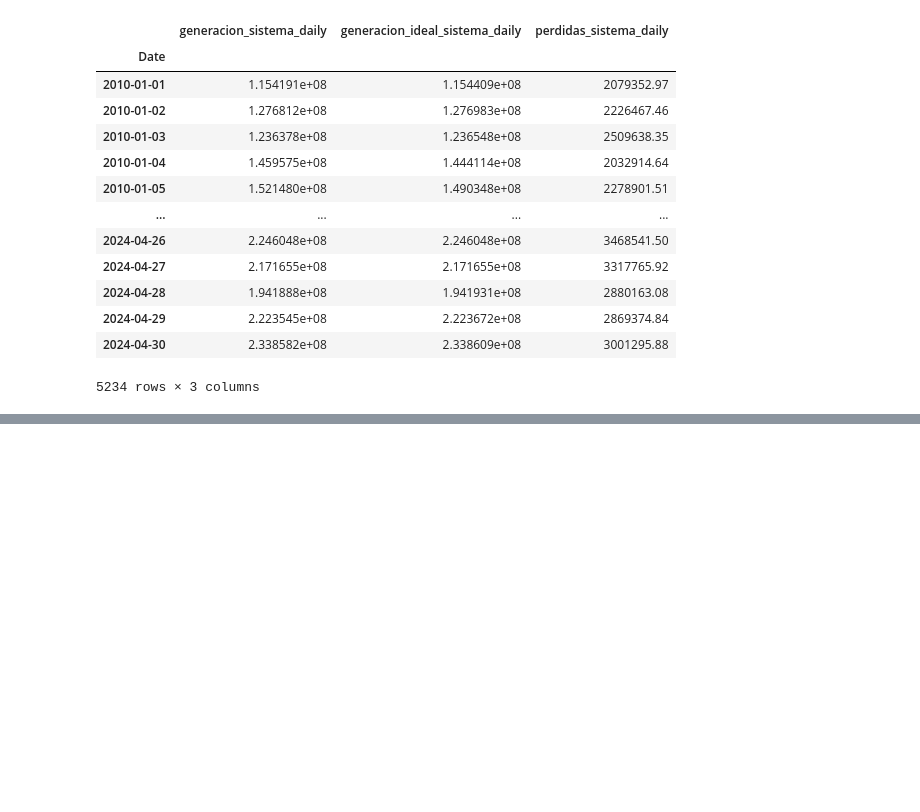
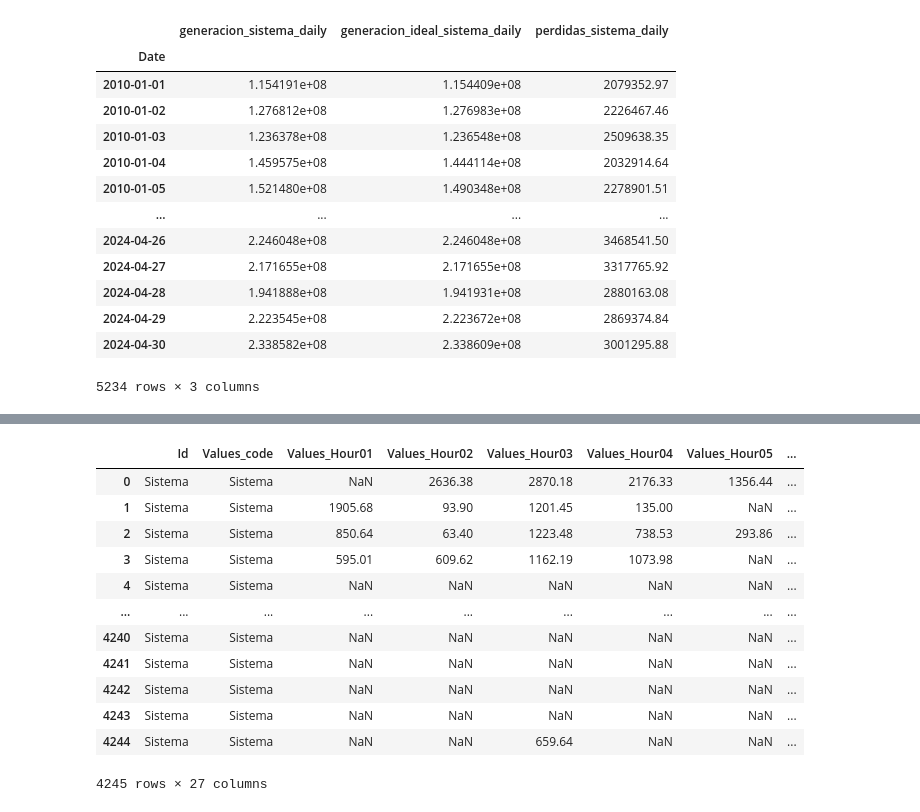
Before and after one commit to sistema-electrico-colombia/transform-EDA, a Jupyter notebook: transformaciones_analitica.ipynb, the cells around one changed output, grey strips where cells are left out. Cells and saved outputs as stored; diff of their text form; code cells hidden in the pictures; blank space fills up the shorter version.

```diff
--- a/transformaciones_analitica.ipynb
+++ b/transformaciones_analitica.ipynb
@@ -239,0 +803,19 @@ df_consolidated
+# %%
+sql_query = """select * from importaciones"""
+df_importaciones_sistema = pd.read_sql_query(sql_query, con=conn)
+df_importaciones_sistema['Date'] = pd.to_datetime(df_importaciones_sistema['Date'])
+df_importaciones_sistema
+# %% [output]
+|  | Id | Values_code | Values_Hour01 | Values_Hour02 | Values_Hour03 | Values_Hour04 | Values_Hour05 | ... |
+| 0 | Sistema | Sistema | NaN | 2636.38 | 2870.18 | 2176.33 | 1356.44 | ... |
+| 1 | Sistema | Sistema | 1905.68 | 93.90 | 1201.45 | 135.00 | NaN | ... |
+| 2 | Sistema | Sistema | 850.64 | 63.40 | 1223.48 | 738.53 | 293.86 | ... |
+| 3 | Sistema | Sistema | 595.01 | 609.62 | 1162.19 | 1073.98 | NaN | ... |
+| 4 | Sistema | Sistema | NaN | NaN | NaN | NaN | NaN | ... |
+| ... | ... | ... | ... | ... | ... | ... | ... | ... |
+| 4240 | Sistema | Sistema | NaN | NaN | NaN | NaN | NaN | ... |
+| 4241 | Sistema | Sistema | NaN | NaN | NaN | NaN | NaN | ... |
+| 4242 | Sistema | Sistema | NaN | NaN | NaN | NaN | NaN | ... |
+| 4243 | Sistema | Sistema | NaN | NaN | NaN | NaN | NaN | ... |
+| 4244 | Sistema | Sistema | NaN | NaN | 659.64 | NaN | NaN | ... |
+4245 rows × 27 columns
```
Also changed, not shown: parts of 61 cells of this notebook.
